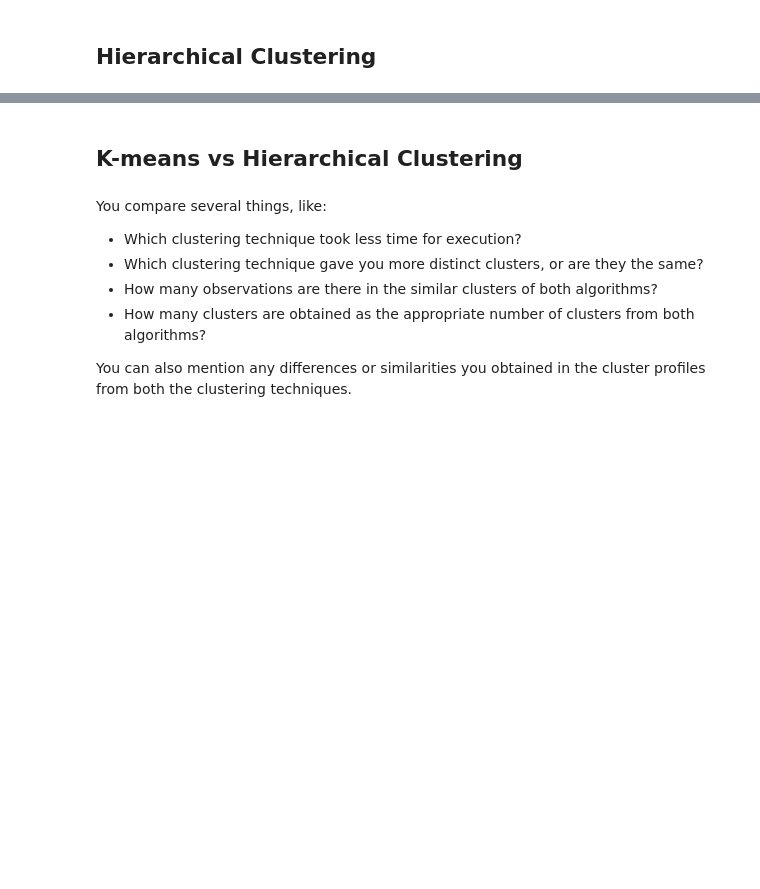
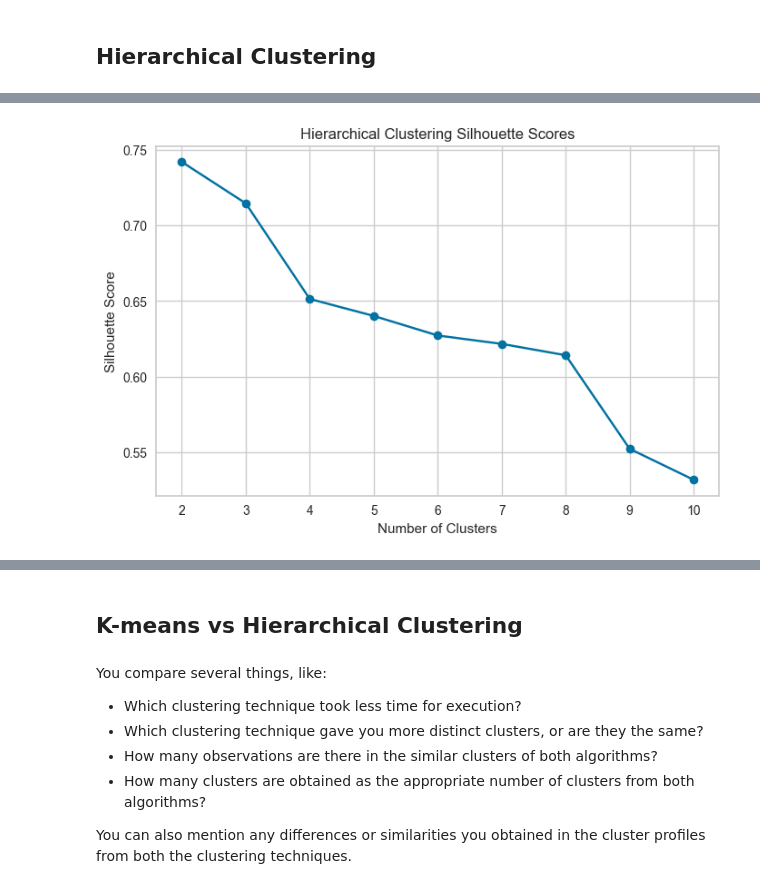
Before and after one commit to Irene-coder-dot/Trade-Ahead-Project, a Jupyter notebook: USL_Project_LearnerNotebook_FullCode.ipynb, the cells around one changed output, grey strips where cells are left out. Drawn from its saved outputs; the diff is of its cells as text; code cells hidden in the pictures; blank space fills up the shorter version.

```diff
--- a/USL_Project_LearnerNotebook_FullCode.ipynb
+++ b/USL_Project_LearnerNotebook_FullCode.ipynb
@@ -968,0 +1065,21 @@ cluster_summary
+# %%
+# Step 5 Determine the number of Hierarchical Clusters
+selected_linkage = 'average'
+
+hierarchical_silhouette = {}
+
+for k in range(2, 11):
+
+    model = AgglomerativeClustering(
+        n_clusters=k,
+        linkage=selected_linkage
+    )
+
+    labels = model.fit_predict(X_scaled)
+
+    hierarchical_silhouette[k] = silhouette_score(
+        X_scaled,
+        labels
+    )
+
+hierarchical_silhouette
@@ -968,0 +1117,18 @@ cluster_summary
+# %%
+# Step 6 Plotting the Silhoutte scores
+plt.figure(figsize=(8, 5))
+
+plt.plot(
+    list(hierarchical_silhouette.keys()),
+    list(hierarchical_silhouette.values()),
+    marker='o'
+)
+
+plt.xlabel('Number of Clusters')
+plt.ylabel('Silhouette Score')
+plt.title('Hierarchical Clustering Silhouette Scores')
+plt.xticks(range(2, 11))
+
+plt.show()
+# %% [output]
+[figure, added]
```
Also changed, not shown: parts of 23 cells of this notebook.
